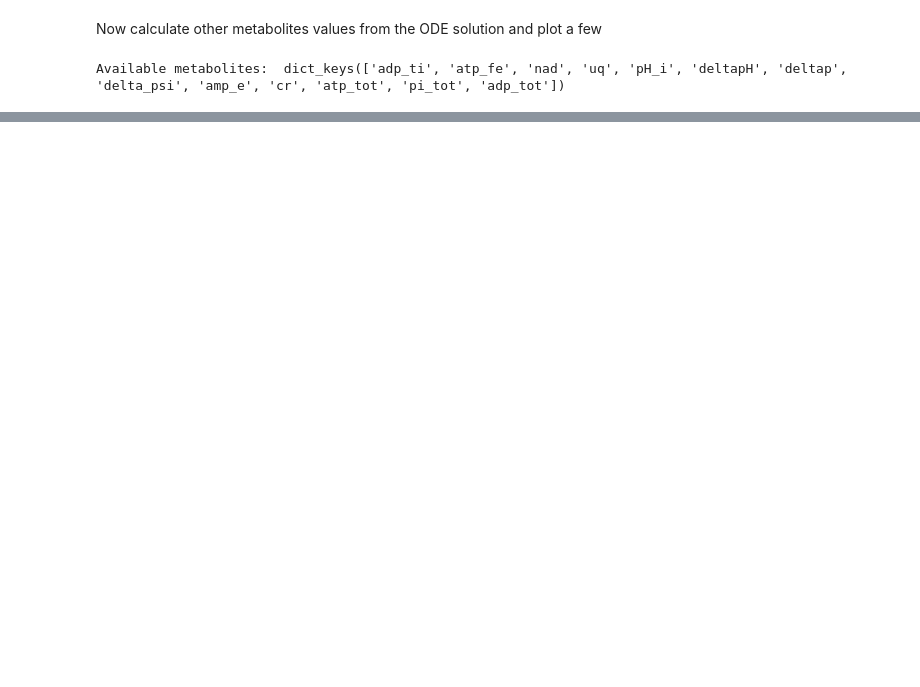
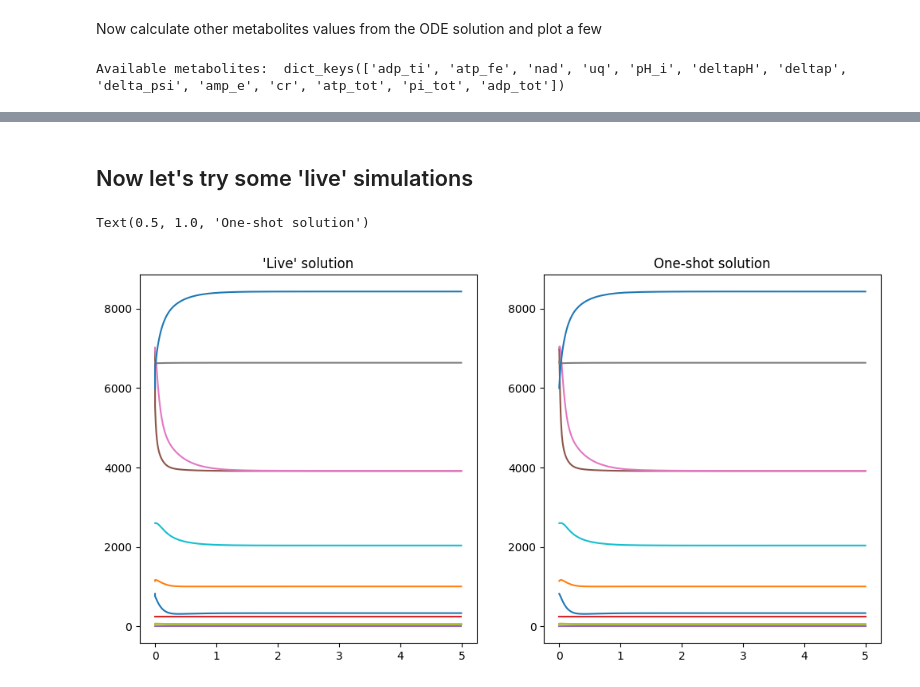
Before and after one commit to notreallyme2/pytochondrion, a Jupyter notebook: demo.ipynb, the cells around one changed output, grey strips where cells are left out. Saved outputs shown, nothing was run; the diff lists cells and outputs as text; code cells hidden in the pictures; blank space fills up the shorter version.

Commit message:
Working 'live'demo

```diff
--- a/demo.ipynb
+++ b/demo.ipynb
@@ -64,0 +67,27 @@ plt.title(metabolite);
+# %% [markdown]
+## Now let's try some 'live' simulations
+# %%
+step_size = 0.01
+solution = [Y_0]
+t = [0]
+current_t = t[0]
+ode_solution = mitochondrial_simulator([0, step_size], initial_values=Y_0)
+closing_values = ode_solution['y'][:, -1]
+# %%
+
+for i in range(500):
+    ode_solution = mitochondrial_simulator(t_range=[current_t, current_t + step_size], initial_values=closing_values)
+    closing_values = ode_solution['y'][:, -1]
+    solution.append(closing_values)
+    t.append(current_t)
+    current_t += step_size
+# %%
+plt.rcParams['figure.figsize'] = [12, 6]
+fig, ax = plt.subplots(1, 2)
+ax[0].plot(t, solution)
+ax[0].set_title("'Live' solution")
+ax[1].plot(initial_ode_solution['t'], initial_ode_solution['y'].T)
+ax[1].set_title("One-shot solution")
+# %% [output]
+Text(0.5, 1.0, 'One-shot solution')
+[figure, added]
```
Also changed, not shown: parts of 9 cells of this notebook, 1 other file.
